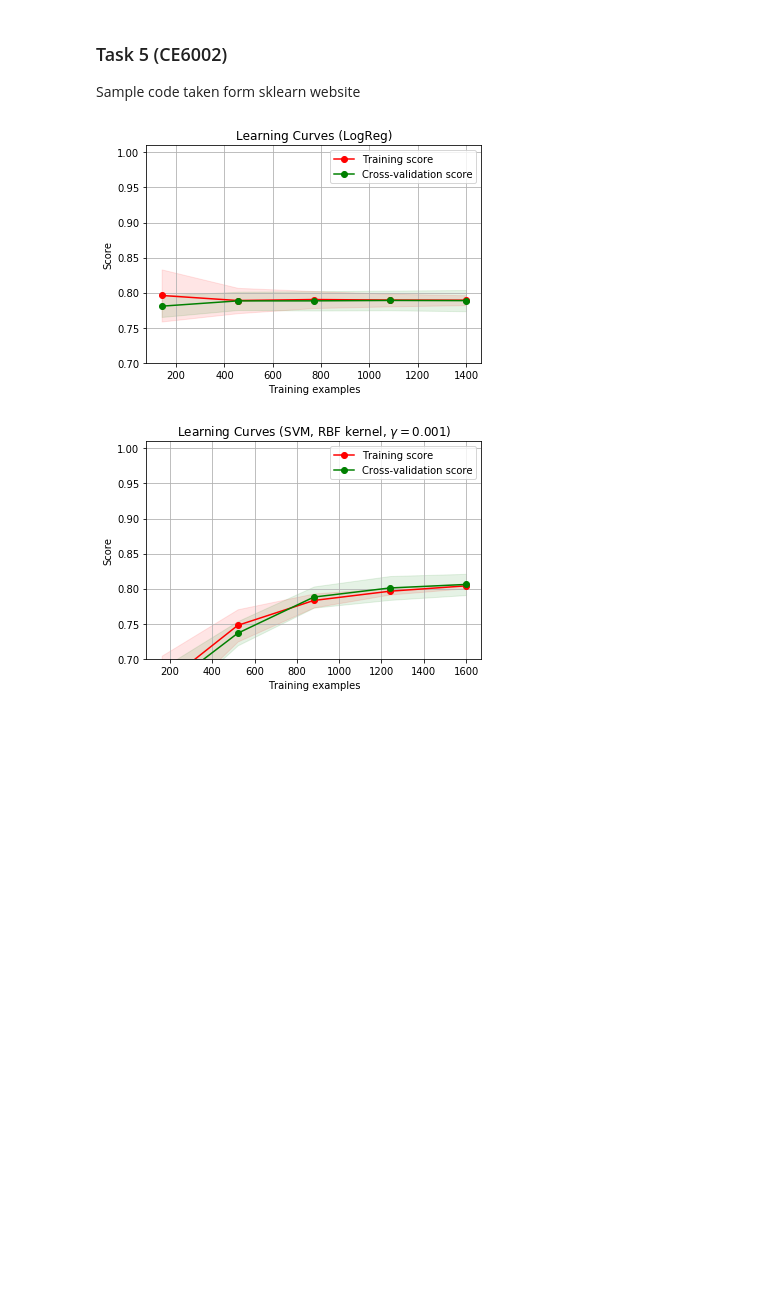
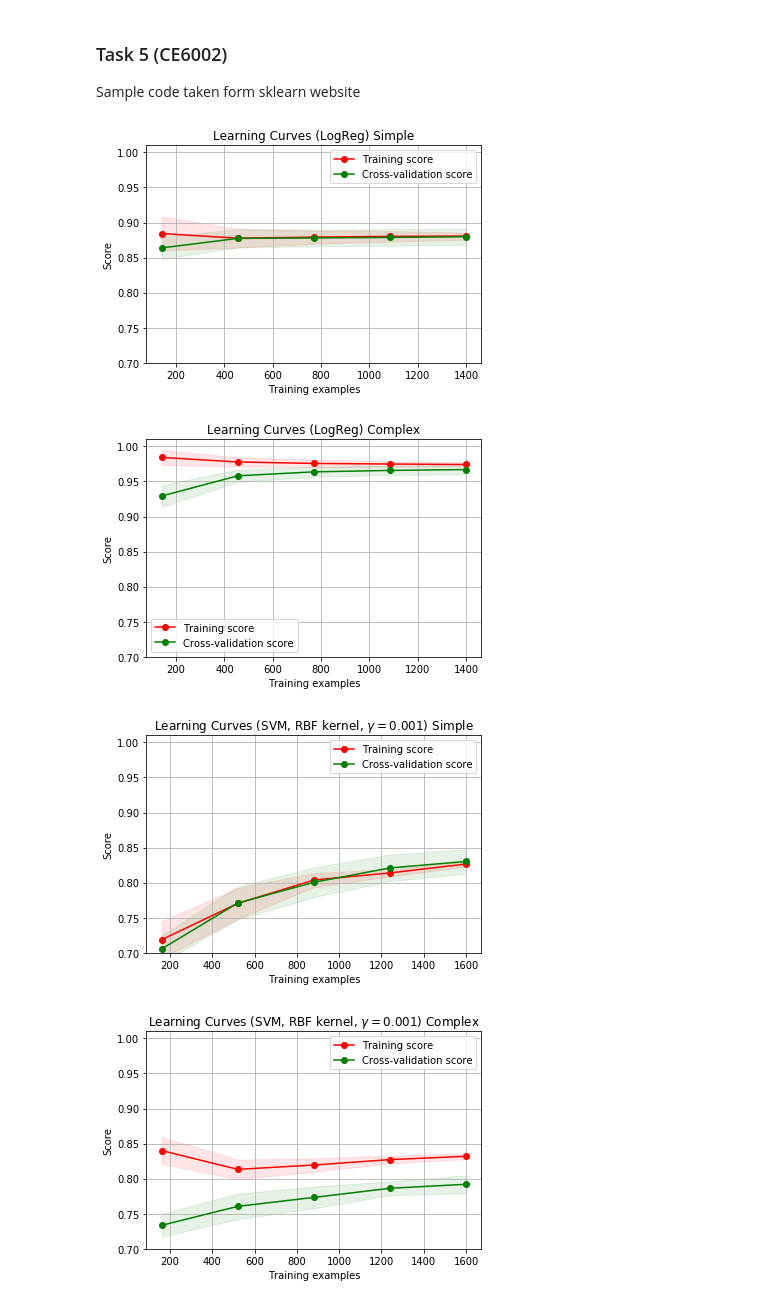
Before and after one commit to vipulpopat/MSCAI_Sem1_Etivity2, a Jupyter notebook: Etivity2_18200117.ipynb, the cells around one changed output. Saved outputs shown, nothing was run; the diff lists cells and outputs as text; code cells hidden in the pictures; blank space fills up the shorter version.

```diff
--- a/Etivity2_18200117.ipynb
+++ b/Etivity2_18200117.ipynb
@@ -109,6 +239,0 @@ def run_log_reg(X,y):
-# %%
-col_cont = ["age","balance","ratio_bal_ln","ratio_ln_inc"]
-X = df[col_cont]
-X['age'].fillna(X['age'].mean(), inplace=True)
-y = df['subscribed'].map(dict(yes=1, no=0))
-run_log_reg(X,y)
@@ -118,6 +239,0 @@ Test Score: 81.00%
-# %%
-col_cont = ["age","balance","ratio_bal_ln","ratio_ln_inc"]
-X = df[col_cont]
-X['age'] = df['age'].fillna(df.groupby('marital')['age'].transform('mean'))
-y = df['subscribed'].map(dict(yes=1, no=0))
-run_log_reg(X,y)
@@ -127,6 +239,0 @@ Test Score: 81.33%
-# %%
-col_cont = ["age","balance_sign","balance_log","ratio_bal_ln","ratio_ln_inc"]
-X = df[col_cont]
-X['age'].fillna(X['age'].mean(), inplace=True)
-y = df['subscribed'].map(dict(yes=1, no=0))
-run_log_reg(X,y)
@@ -137,12 +349,8 @@ Test Score: 81.17%
 ### Task 5 (CE6002)
 Sample code taken form sklearn website
 # %%
-
-import numpy as np
-import matplotlib.pyplot as plt
 from sklearn.naive_bayes import GaussianNB
 from sklearn.svm import SVC
-from sklearn.datasets import load_digits
 from sklearn.model_selection import learning_curve
 from sklearn.model_selection import ShuffleSplit
 
@@ -157,39 +365,65 @@ def plot_learning_curve(estimator, title, X, y, ylim=None, cv=None,n_jobs=None,
     train_sizes, train_scores, test_scores = learning_curve(
         estimator, X, y, cv=cv, n_jobs=n_jobs, train_sizes=train_sizes)
     train_scores_mean = np.mean(train_scores, axis=1)
     train_scores_std = np.std(train_scores, axis=1)
     test_scores_mean = np.mean(test_scores, axis=1)
     test_scores_std = np.std(test_scores, axis=1)
     plt.grid()
 
     plt.fill_between(train_sizes, train_scores_mean - train_scores_std,
                      train_scores_mean + train_scores_std, alpha=0.1,
                      color="r")
     plt.fill_between(train_sizes, test_scores_mean - test_scores_std,
                      test_scores_mean + test_scores_std, alpha=0.1, color="g")
     plt.plot(train_sizes, train_scores_mean, 'o-', color="r",
              label="Training score")
     plt.plot(train_sizes, test_scores_mean, 'o-', color="g",
              label="Cross-validation score")
 
     plt.legend(loc="best")
     return plt
 
-title = "Learning Curves (LogReg)"
-# Cross validation with 100 iterations to get smoother mean test and train
-# score curves, each time with 20% data randomly selected as a validation set.
+
+X, y = prepare_data(["age","balance_cubed","ratio_bal_ln","ratio_ln_inc","poutcome","DQSCORE"],'subscribed')
+title = "Learning Curves (LogReg) Simple"
 cv = ShuffleSplit(n_splits=100, test_size=0.3, random_state=42)
-
 estimator = LogisticRegression()
 plot_learning_curve(estimator, title, X, y, ylim=(0.7, 1.01), cv=cv, n_jobs=8)
 
-title = "Learning Curves (SVM, RBF kernel, $\gamma=0.001$)"
-#SVC is more expensive so we do a lower number of CV iterations:
+X, y = prepare_data(["age","job","marital","education","default","ratio_bal_ln","ratio_ln_inc","housing","loan","contact","day","month","duration","campaign","pmnths","previous","poutcome","balance_cubed","DQSCORE"],'subscribed')
+title = "Learning Curves (LogReg) Complex"
+cv = ShuffleSplit(n_splits=100, test_size=0.3, random_state=42)
+estimator = LogisticRegression()
+plot_learning_curve(estimator, title, X, y, ylim=(0.7, 1.01), cv=cv, n_jobs=8)
+
+X, y = prepare_data(["age","balance_cubed","ratio_bal_ln","ratio_ln_inc","poutcome","DQSCORE"],'subscribed')
+title = "Learning Curves (SVM, RBF kernel, $\gamma=0.001$) Simple"
 cv = ShuffleSplit(n_splits=10, test_size=0.2, random_state=0)
 estimator = SVC(gamma=0.001)
-plot_learning_curve(estimator, title, X, y, (0.7, 1.01), cv=cv, n_jobs=4)
+plot_learning_curve(estimator, title, X, y, (0.7, 1.01), cv=cv, n_jobs=8)
+
+X, y = prepare_data(["age","job","marital","education","default","ratio_bal_ln","ratio_ln_inc","housing","loan","contact","day","month","duration","campaign","pmnths","previous","poutcome","balance_cubed","DQSCORE"],'subscribed')
+title = "Learning Curves (SVM, RBF kernel, $\gamma=0.001$) Complex"
+cv = ShuffleSplit(n_splits=10, test_size=0.2, random_state=0)
+estimator = SVC(gamma=0.001)
+plot_learning_curve(estimator, title, X, y, (0.7, 1.01), cv=cv, n_jobs=8)
+
+X, y = prepare_data(["age","balance_cubed","ratio_bal_ln","ratio_ln_inc","poutcome","DQSCORE"],'subscribed')
+title = "Naive Bayes Simple"
+cv = ShuffleSplit(n_splits=10, test_size=0.2, random_state=0)
+estimator = GaussianNB()
+plot_learning_curve(estimator, title, X, y, (0.7, 1.01), cv=cv, n_jobs=8)
+
+X, y = prepare_data(["age","job","marital","education","default","ratio_bal_ln","ratio_ln_inc","housing","loan","contact","day","month","duration","campaign","pmnths","previous","poutcome","balance_cubed","DQSCORE"],'subscribed')
+title = "Naive Bayes Complex"
+cv = ShuffleSplit(n_splits=10, test_size=0.2, random_state=0)
+estimator = GaussianNB()
+plot_learning_curve(estimator, title, X, y, (0.7, 1.01), cv=cv, n_jobs=8)
+
 
 plt.show()
 # %% [output]
-[figure, old version]
+[figure, new version]
-[figure, old version]
+[figure, new version]
+[figure, added]
+[figure, added]
```
Also changed, not shown: parts of 29 cells of this notebook.
